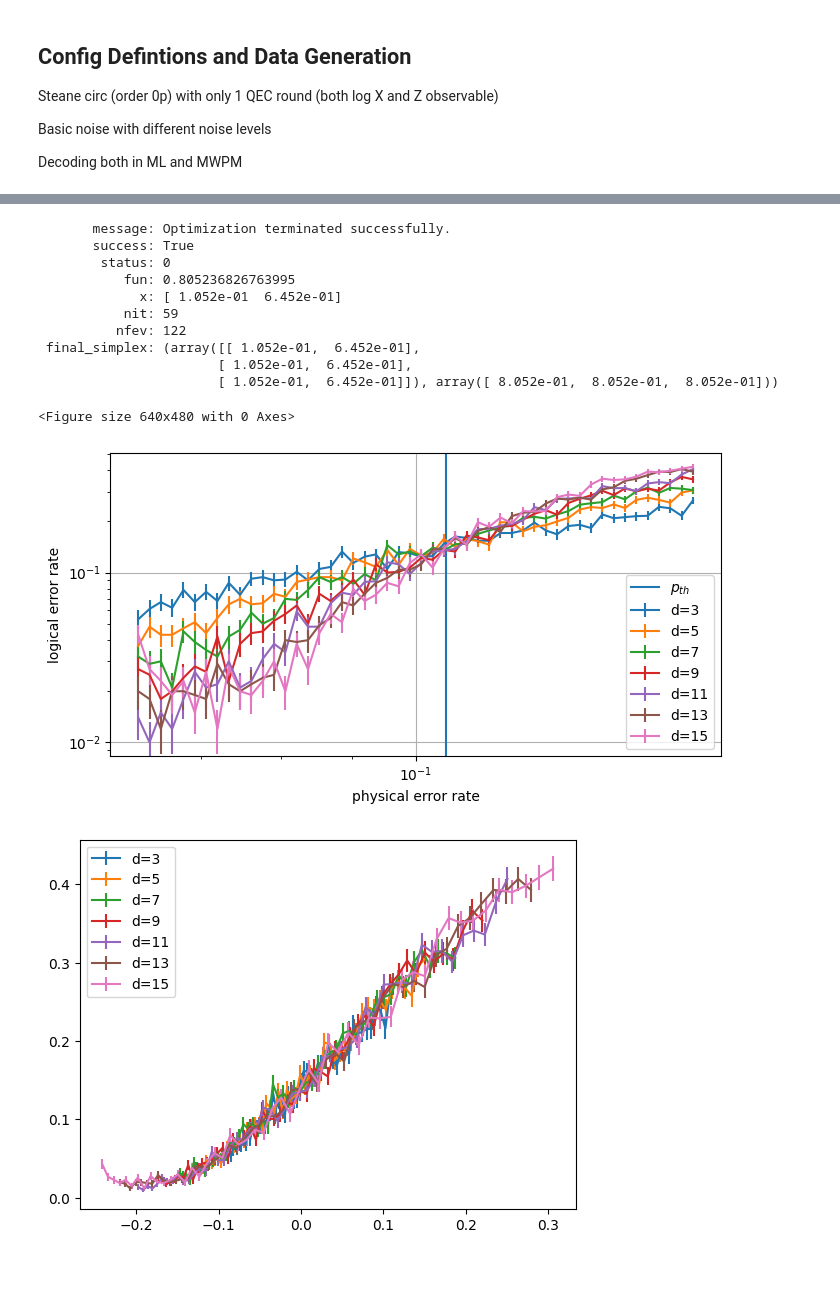
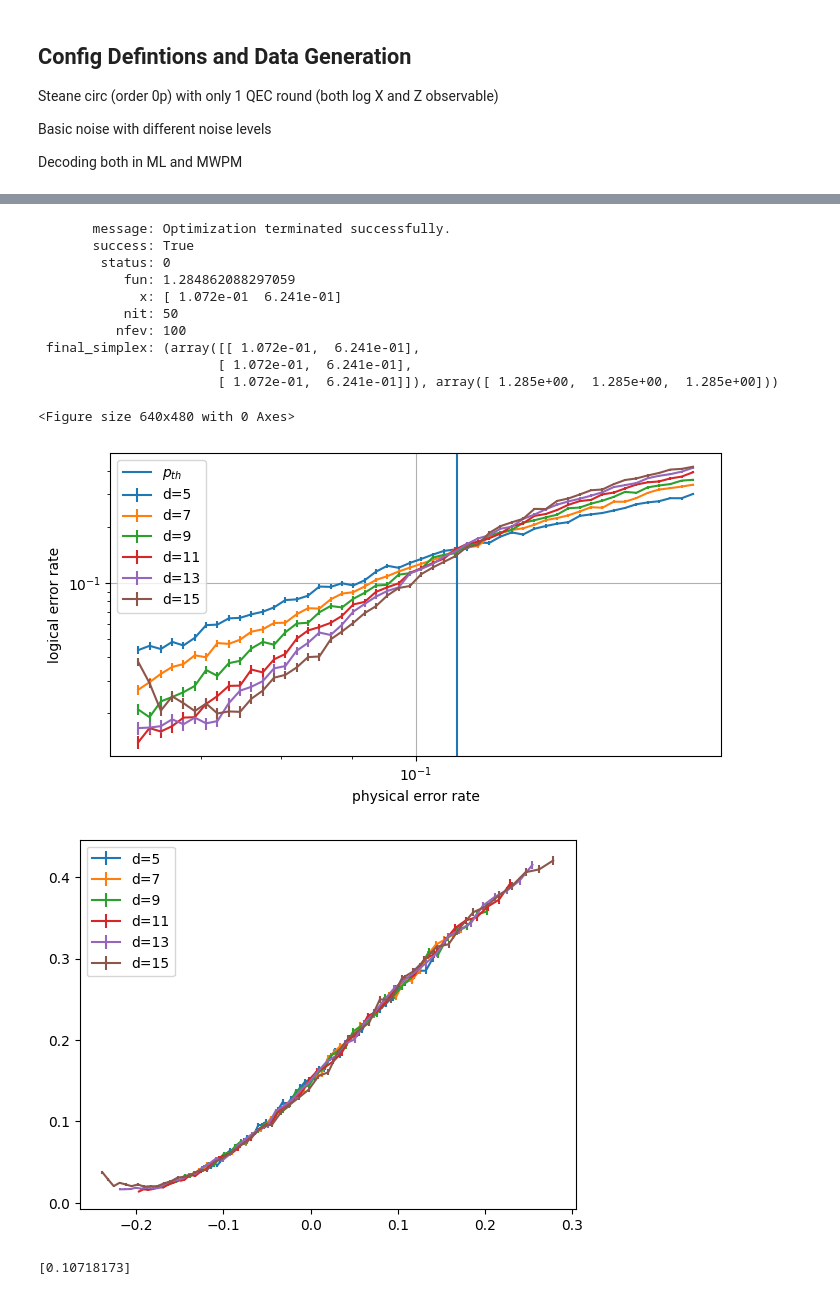
Before and after one commit to leonardlux/MasterArbeit, a Jupyter notebook: code/result_basic_noise.ipynb, the cells around one changed output, grey strips where cells are left out. Saved outputs shown, nothing was run; the diff lists cells and outputs as text; code cells hidden in the pictures.

Commit message:
calced some results

```diff
--- a/code/result_basic_noise.ipynb
+++ b/code/result_basic_noise.ipynb
@@ -224,10 +253,11 @@ folder_name_ML_X = "basic_md_1r_steane_X_ML"
 folder_name_MWPM_Z = "basic_md_1r_steane_Z_MWPM"
 folder_name_MWPM_X = "basic_md_1r_steane_X_MWPM"
 # %%
-def analysis_pipeline(folder_name, guess_nu = [], guess_pth = []):
+def analysis_pipeline(folder_name, guess_pth = [], guess_nu = [],):
     config, data = read_folder(folder_name)
     data = data_pre_processing(data)
     data = determine_threshold(data,guess_nu=guess_nu,guess_pth=guess_pth)
     data_plot_log_error_rates(data)
     data_plot_fssa_results(data)
+    return data
 # %%
@@ -253,21 +286,23 @@ analysis_pipeline(
 # %%
-analysis_pipeline(
+results_ML_X = analysis_pipeline(
     folder_name_ML_X,
-    guess_nu = [1.5],
-    guess_pth = [0.1]
+    guess_pth = [0.1],
+    guess_nu = [0.6],
     )
+print(results_ML_X["p_threshold"])
 # %% [output]
        message: Optimization terminated successfully.
        success: True
         status: 0
-           fun: 0.805236826763995
-             x: [ 1.052e-01  6.452e-01]
-           nit: 59
-          nfev: 122
- final_simplex: (array([[ 1.052e-01,  6.452e-01],
-                       [ 1.052e-01,  6.452e-01],
-                       [ 1.052e-01,  6.452e-01]]), array([ 8.052e-01,  8.052e-01,  8.052e-01]))
+           fun: 1.284862088297059
+             x: [ 1.072e-01  6.241e-01]
+           nit: 50
+          nfev: 100
+ final_simplex: (array([[ 1.072e-01,  6.241e-01],
+                       [ 1.072e-01,  6.241e-01],
+                       [ 1.072e-01,  6.241e-01]]), array([ 1.285e+00,  1.285e+00,  1.285e+00]))
 <Figure size 640x480 with 0 Axes>
-[figure, old version]
+[figure, new version]
-[figure, old version]
+[figure, new version]
+[0.10718173]
 # %%
```
Also changed, not shown: parts of 10 cells of this notebook, 10 other files.
